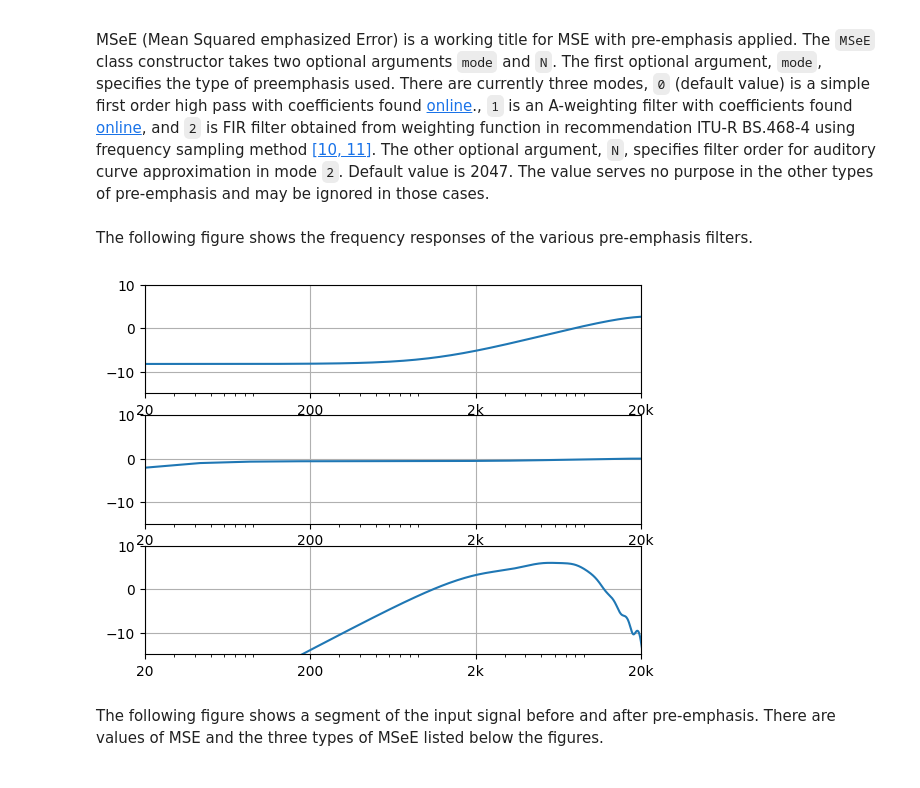
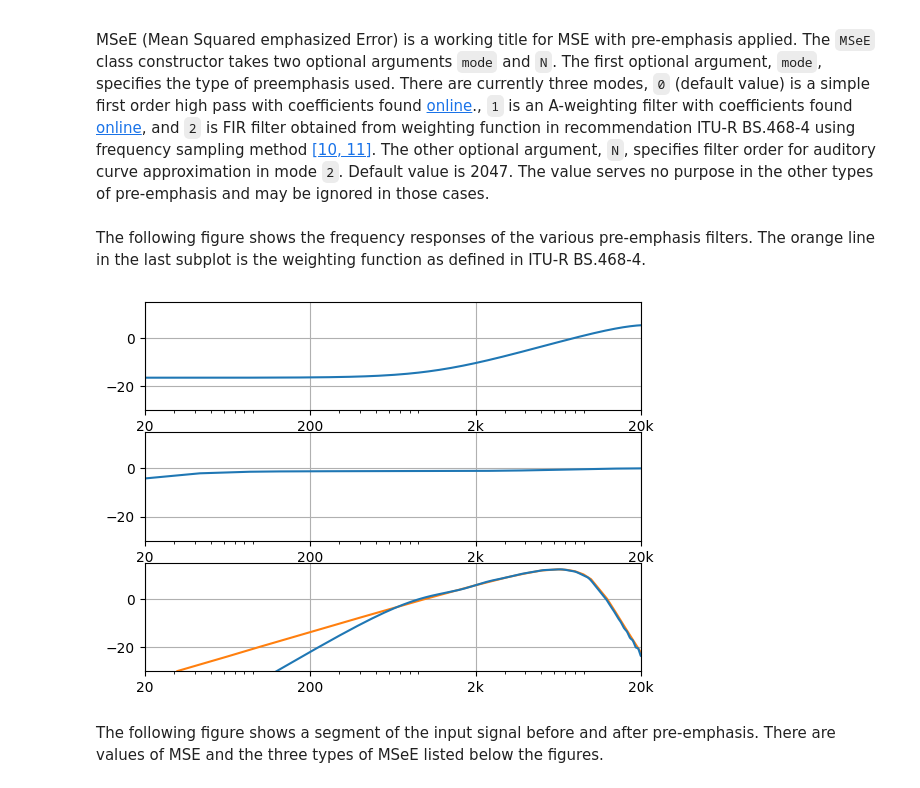
Before and after one commit to Mhuzvar/percloss, a Jupyter notebook: notes.ipynb, the cells around one changed output. Drawn from its saved outputs; the diff is of its cells as text; code cells hidden in the pictures.

Commit message:
250625 visualisation tweaks

```diff
--- a/notes.ipynb
+++ b/notes.ipynb
@@ -231,27 +231,35 @@ The other optional argument, `N`, specifies filter order for auditory curve appr
 Default value is 2047.
 The value serves no purpose in the other types of pre-emphasis and may be ignored in those cases.
 # %%
+Nmsee2 = 63
 msee0 = pl.MSeE(mode=0)         # first order pre-emphasis
 msee1 = pl.MSeE(mode=1)         # A-weight
-msee2 = pl.MSeE(mode=2, N=63)   # ITU-R BS.468-4 approximation
+msee2 = pl.MSeE(mode=2, N=Nmsee2)   # ITU-R BS.468-4 approximation
 #msee3 = pl.MSeE(mode=3) # will not work
 # %% [markdown]
 The following figure shows the frequency responses of the various pre-emphasis filters.
+The orange line in the last subplot is the weighting function as defined in ITU-R BS.468-4.
 # %%
+wA = (31.5, 63, 100, 200, 400, 800, 1000, 2000, 3150, 4000, 5000,
+        6300, 7100, 8000, 9000, 10000, 12500, 14000, 16000, 20000, 31500)
+hA = (-29.9, -23.9, -19.8, -13.8, -7.8, -1.9, 0, 5.6, 9, 10.5, 11.7,
+        12.2, 12, 11.4, 10.1, 8.1, 0, -5.3, -11.7, -22.2, -42.7)
+
 w, h0 = scipy.signal.freqz([1, -0.85], fs=fs)
 w, h1 = scipy.signal.freqz([0.95616638497, -1.31960414122, 0.36343775625], a=[1, -1.31861375911, 0.32059452332], fs=fs)
-w, h2 = scipy.signal.freqz(wf.Acurve(N=31), fs=fs)
+w, h2 = scipy.signal.freqz(wf.Acurve(N=Nmsee2), fs=fs)
 f1, a1 = plt.subplots(3,1)
-a1[0].semilogx(w, 10*np.log10(np.abs(h0)))
-a1[1].semilogx(w, 10*np.log10(np.clip(np.abs(h1), a_min=1e-320, a_max=2*np.max(np.abs(h1)))))
-a1[2].semilogx(w, 10*np.log10(np.abs(h2)))
+a1[0].semilogx(w, 20*np.log10(np.abs(h0)))
+a1[1].semilogx(w, 20*np.log10(np.clip(np.abs(h1), a_min=1e-320, a_max=2*np.max(np.abs(h1)))))
+a1[2].semilogx(wA, hA, color='tab:orange')
+a1[2].semilogx(w, 20*np.log10(np.abs(h2)), color='tab:blue')
 for i in range(3):
-    a1[i].axis([2e1, 2e4, -15, 10])
+    a1[i].axis([2e1, 2e4, -30, 15])
     a1[i].set_xticks([2e1, 2e2, 2e3, 2e4], [20, 200, '2k', '20k'])
     a1[i].grid()
 plt.show()
 # %% [output]
-[figure, old version]
+[figure, new version]
 # %% [markdown]
 The following figure shows a segment of the input signal before and after pre-emphasis.
 There are values of MSE and the three types of MSeE listed below the figures.
```
